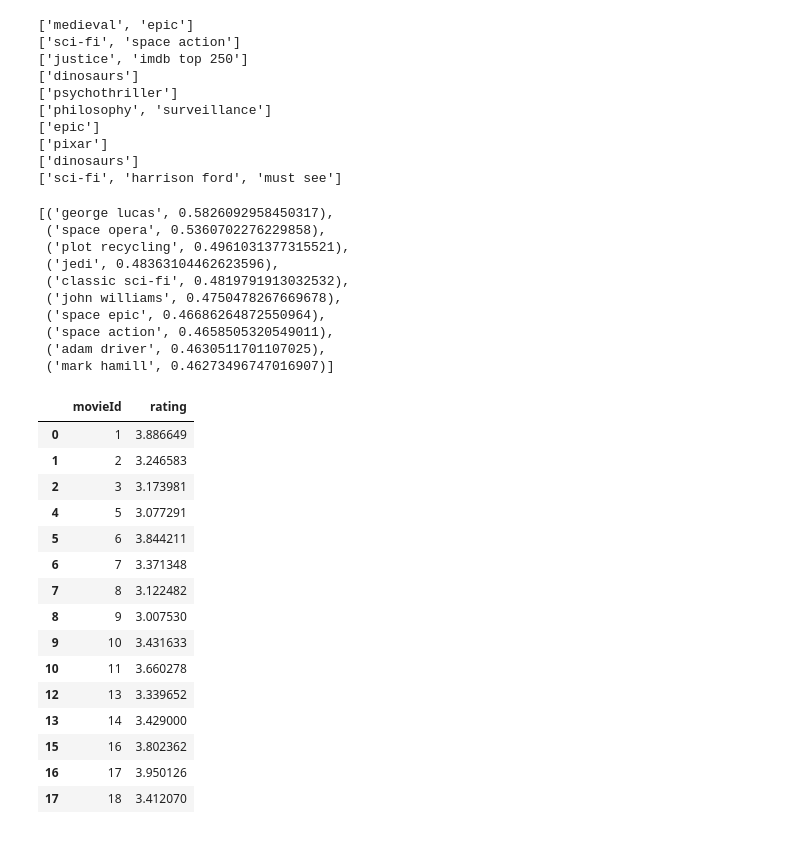
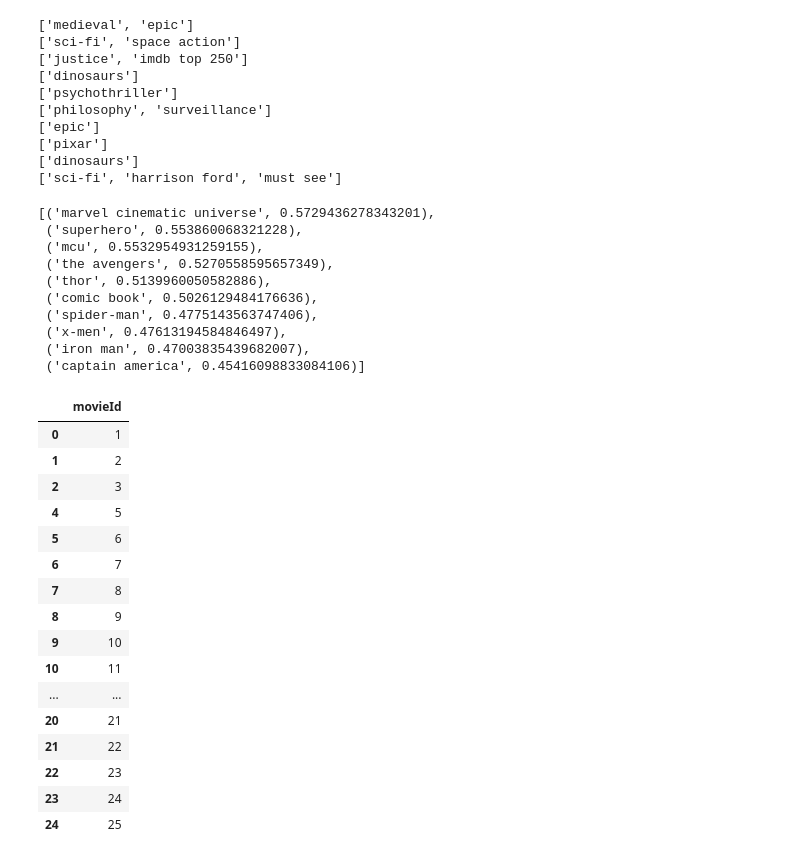
Before and after one commit to hyunwoongko/movie-recommender, a Jupyter notebook: src/word2vec_gensim/word2vec_gensim.ipynb, the cells around one changed output. Cells and saved outputs as stored; diff of their text form; code cells hidden in the pictures.

```diff
--- a/src/word2vec_gensim/word2vec_gensim.ipynb
+++ b/src/word2vec_gensim/word2vec_gensim.ipynb
@@ -81,46 +79,47 @@ model = Word2Vec(my_array,
 
 model.init_sims(replace=True)
 # %%
-model.wv.most_similar("star wars")
+model.wv.most_similar("marvel")
 # %% [output]
-[('george lucas', 0.5826092958450317),
- ('space opera', 0.5360702276229858),
- ('plot recycling', 0.4961031377315521),
- ('jedi', 0.48363104462623596),
- ('classic sci-fi', 0.4819791913032532),
- ('john williams', 0.4750478267669678),
- ('space epic', 0.46686264872550964),
- ('space action', 0.4658505320549011),
- ('adam driver', 0.4630511701107025),
- ('mark hamill', 0.46273496747016907)]
+[('marvel cinematic universe', 0.5729436278343201),
+ ('superhero', 0.553860068321228),
+ ('mcu', 0.5532954931259155),
+ ('the avengers', 0.5270558595657349),
+ ('thor', 0.5139960050582886),
+ ('comic book', 0.5026129484176636),
+ ('spider-man', 0.4775143563747406),
+ ('x-men', 0.47613194584846497),
+ ('iron man', 0.47003835439682007),
+ ('captain america', 0.45416098833084106)]
 # %%
 rating = pd.read_csv('./data/ratings_large.csv')
 rating_df = pd.DataFrame(rating)
 
 rating_df = rating_df.drop('userId', axis=1)
 rating_df = rating_df.drop('timestamp', axis=1)
 rating_df = rating_df.sort_values(by=['movieId'])
 rating_df = rating_df.groupby(['movieId'], as_index=False).mean()
 df_over_three = rating_df[rating_df['rating'] > 3]
-
-df_over_three.head(15)
+df_over_three = df_over_three.drop('rating', axis=1)
+df_over_three.head(20)
 # %% [output]
-|  | movieId | rating |
-| 0 | 1 | 3.886649 |
-| 1 | 2 | 3.246583 |
-| 2 | 3 | 3.173981 |
-| 4 | 5 | 3.077291 |
-| 5 | 6 | 3.844211 |
-| 6 | 7 | 3.371348 |
-| 7 | 8 | 3.122482 |
-| 8 | 9 | 3.007530 |
-| 9 | 10 | 3.431633 |
-| 10 | 11 | 3.660278 |
-| 12 | 13 | 3.339652 |
-| 13 | 14 | 3.429000 |
-| 15 | 16 | 3.802362 |
-| 16 | 17 | 3.950126 |
-| 17 | 18 | 3.412070 |
+|  | movieId |
+| 0 | 1 |
+| 1 | 2 |
+| 2 | 3 |
+| 4 | 5 |
+| 5 | 6 |
+| 6 | 7 |
+| 7 | 8 |
+| 8 | 9 |
+| 9 | 10 |
+| 10 | 11 |
+| ... | ... |
+| 20 | 21 |
+| 21 | 22 |
+| 22 | 23 |
+| 23 | 24 |
+| 24 | 25 |
 # %%
 movieTag = tag_df[['movieId', 'tag']].sort_values(by=['movieId'])
 
```
Also changed, not shown: parts of 5 cells of this notebook.
